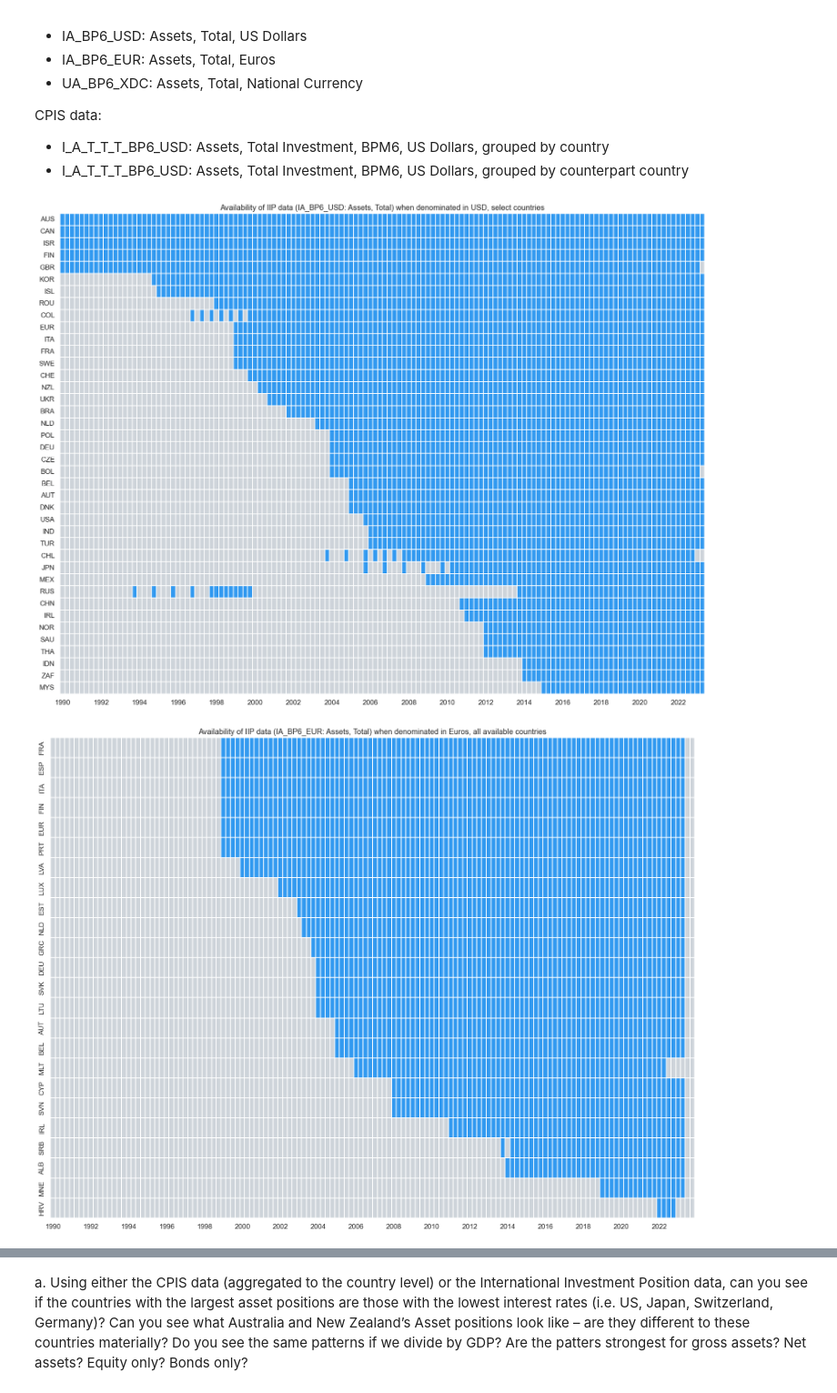
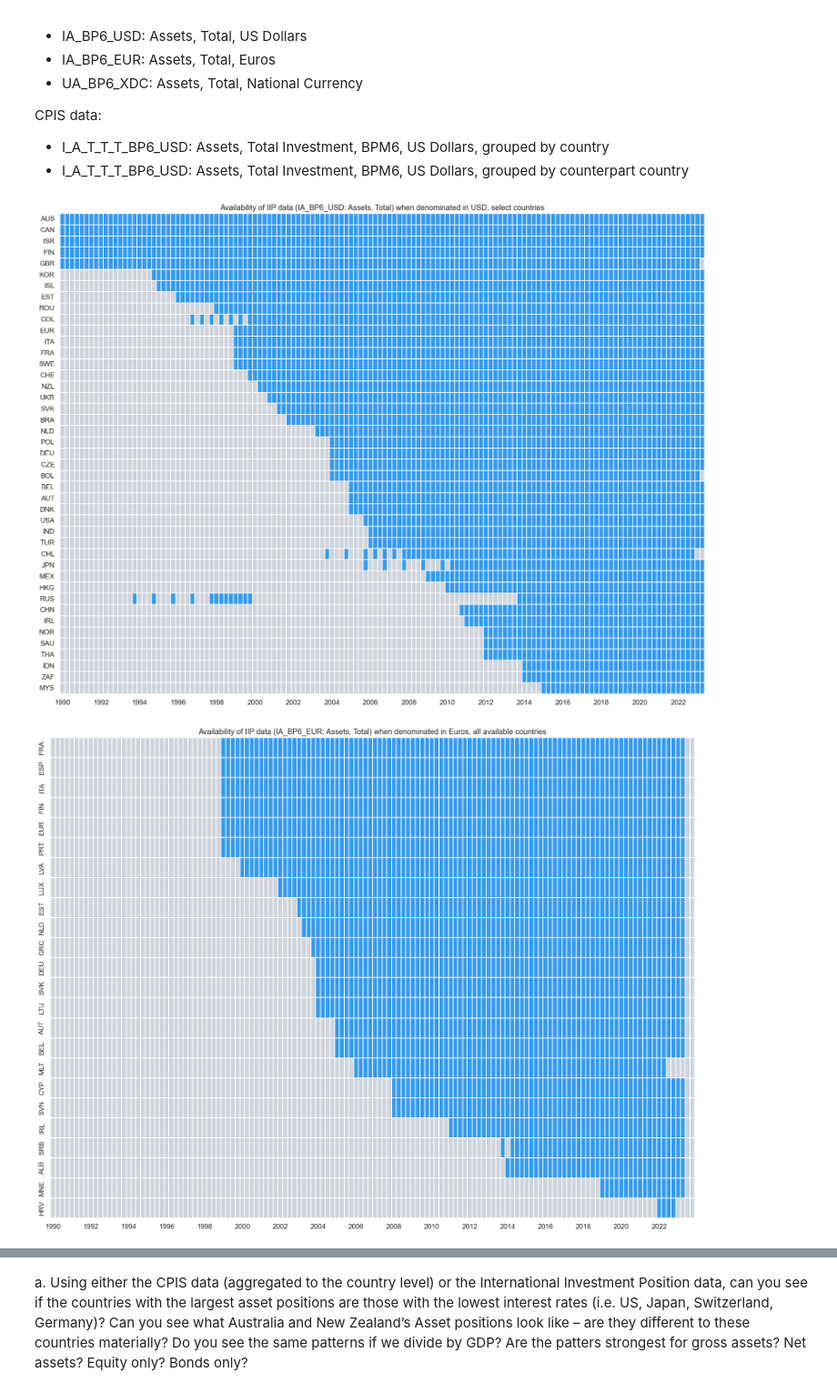
Before and after one commit to emilyfu1/riskoff, a Jupyter notebook: lookatdata.ipynb, the cells around one changed output, grey strips where cells are left out. Shown at 91% size. Cells and saved outputs as stored; diff of their text form; code cells hidden in the pictures.

```diff
--- a/lookatdata.ipynb
+++ b/lookatdata.ipynb
@@ -96,8 +96,8 @@ CPIS data:
 # countries that i want (for the USD dataset at least since there are too many countries for the figure)
 countries = ['USA', 'CAN', 'KOR', 'GBR', 'JPN', 'EUR', 'IRL', 'CHE', 'AUS', 'NZL', 'SWE',
              'NOR', 'FIN', 'DNK', 'CZE', 'ZAF', 'DEU', 'AUT', 'BEL', 'BOL', 'BRA', 'CHL',
-             'CHN', 'COL', 'FRA', 'IDN', 'IND', 'ISL', 'ISR', 'ITA', 'MEX', 'MYS', 'NLD',
-             'POL', 'QAT', 'ROU', 'RUS', 'SAU', 'THA', 'TUR', 'UKR']
+             'CHN', 'COL', 'EST', 'FRA', 'IDN', 'IND', 'ISL', 'ISR', 'ITA', 'MEX', 'MYS',
+             'NLD', 'POL', 'QAT', 'ROU', 'RUS', 'SAU', 'SVK', 'THA', 'TUR', 'UKR', 'HKG']
 
 iip_data = [iip_usd_long, iip_euro_long, iip_home_long]
 iip_data_names = ['USD', 'Euros', 'national currency']
@@ -118,35 +118,35 @@ for i, data in enumerate(iip_data):
     heatmap_data = forheatmap.pivot_table(index='iso3', columns='date', values='value', aggfunc='count', fill_value=0)
 
     # Create a binary matrix indicating the presence of data
     binary_matrix = heatmap_data > 0
 
     # Reorder the rows based on the number of True values in each row (descending order)
     binary_matrix = binary_matrix.loc[binary_matrix.sum(axis=1).sort_values(ascending=False).index]
 
     # fpor the USD data, look at a smaller set of countries since there's not enough space
     if currency == 'USD':
         binary_matrix = binary_matrix[binary_matrix.index.isin(countries)]
 
     # Heatmap
     colours = (colors.hex2color('#CED4DA'),colors.hex2color('#339AF0'))
     cmap = LinearSegmentedColormap.from_list('Custom', colours, len(colours))
     xint = [i.year for i in binary_matrix.columns.tolist()]
     sns.set(font_scale = 1.1)
     plt.subplots(figsize=(20,15))
     ax = sns.heatmap(binary_matrix, cmap=cmap, yticklabels=True, xticklabels=xint  ,linewidths=0.01, cbar=False)
     ax.set(xlabel="", ylabel="")
     ax.set_xticklabels(ax.get_xticklabels(),rotation = 0)
     ax.set_xticks(ax.get_xticks()[::8])
     if currency == 'USD':
         plt.title('Availability of IIP data (' + indicator + ': Assets, Total) when denominated in ' + currency + ', select countries')
     else:
         plt.title('Availability of IIP data (' + indicator + ': Assets, Total) when denominated in ' + currency + ', all available countries')
     plt.show()
 
     # Export graph as pdf
-    fig = ax.get_figure()
-    fig.savefig(path_figures + 'availability_' + indicator + '.pdf', bbox_inches = 'tight')
+    # fig = ax.get_figure()
+    # fig.savefig(path_figures + 'availability_' + indicator + '.pdf', bbox_inches = 'tight')
 # %% [output]
-[figure, old version]
+[figure, new version]
 [figure]
 [figure]
```
Also changed, not shown: parts of 5 cells of this notebook.
